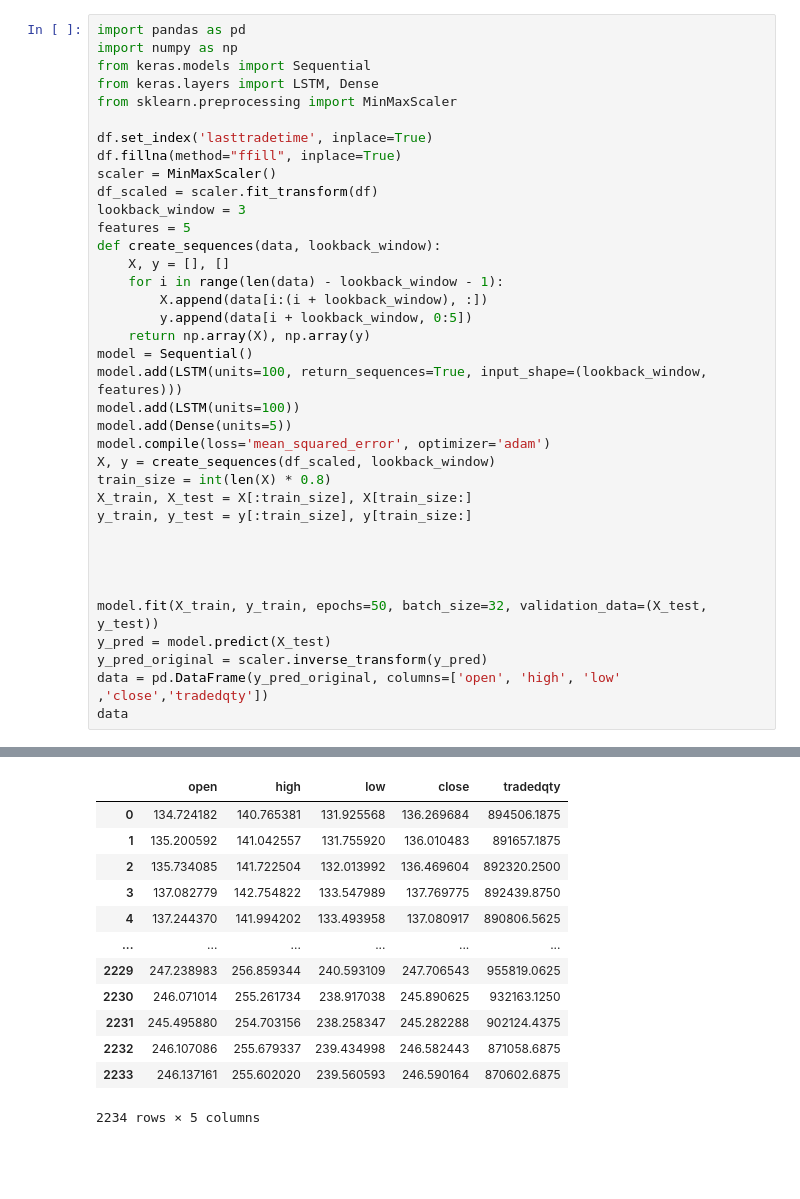
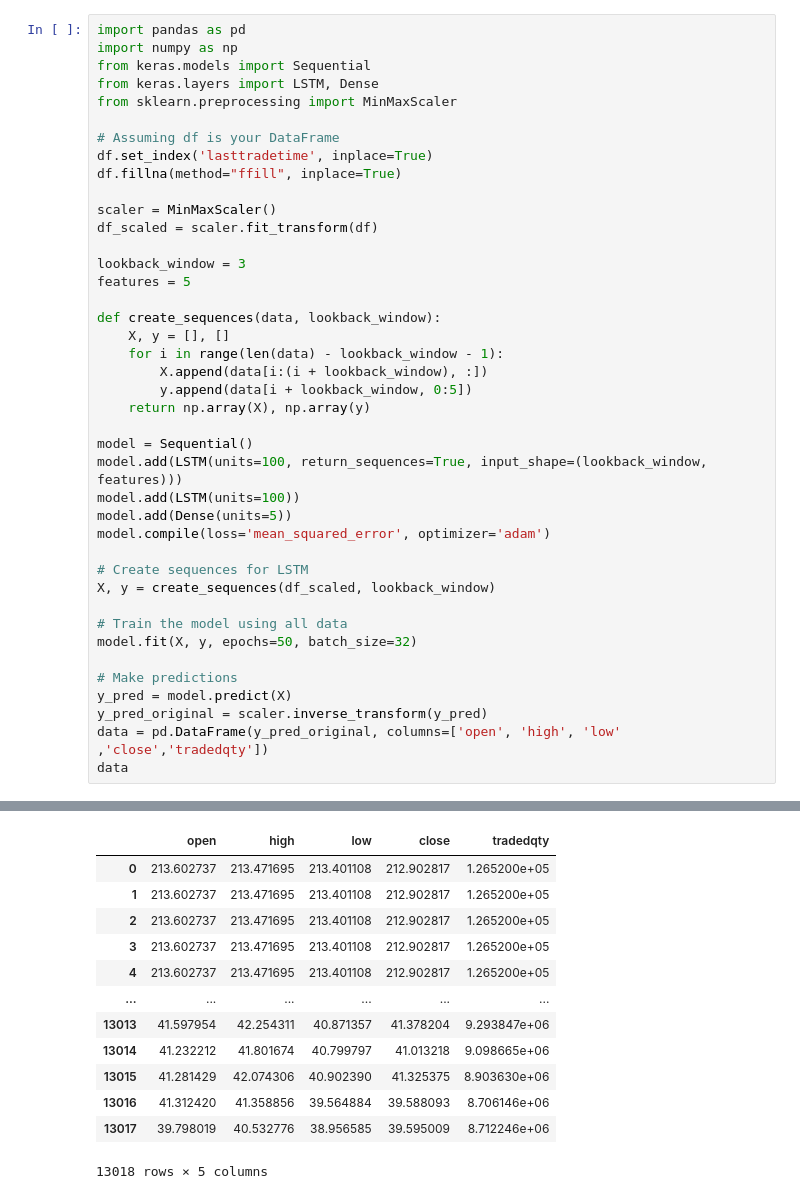
Before and after one commit to santhosh-kumar-17/Machine-Learning, a Jupyter notebook: Google colab/stock all/Bankpe.ipynb, the cells around one changed output, grey strips where cells are left out. Cells and saved outputs as stored; diff of their text form; blank space fills up the shorter version.

```diff
--- a/Google colab/stock all/Bankpe.ipynb
+++ b/Google colab/stock all/Bankpe.ipynb
@@ -59,33 +59,37 @@ from keras.models import Sequential
 from keras.layers import LSTM, Dense
 from sklearn.preprocessing import MinMaxScaler
 
+# Assuming df is your DataFrame
 df.set_index('lasttradetime', inplace=True)
 df.fillna(method="ffill", inplace=True)
+
 scaler = MinMaxScaler()
 df_scaled = scaler.fit_transform(df)
+
 lookback_window = 3
 features = 5
+
 def create_sequences(data, lookback_window):
     X, y = [], []
     for i in range(len(data) - lookback_window - 1):
         X.append(data[i:(i + lookback_window), :])
         y.append(data[i + lookback_window, 0:5])
     return np.array(X), np.array(y)
+
 model = Sequential()
 model.add(LSTM(units=100, return_sequences=True, input_shape=(lookback_window, features)))
 model.add(LSTM(units=100))
 model.add(Dense(units=5))
 model.compile(loss='mean_squared_error', optimizer='adam')
+
+# Create sequences for LSTM
 X, y = create_sequences(df_scaled, lookback_window)
-train_size = int(len(X) * 0.8)
-X_train, X_test = X[:train_size], X[train_size:]
-y_train, y_test = y[:train_size], y[train_size:]
 
+# Train the model using all data
+model.fit(X, y, epochs=50, batch_size=32)
 
-
-
-model.fit(X_train, y_train, epochs=50, batch_size=32, validation_data=(X_test, y_test))
-y_pred = model.predict(X_test)
+# Make predictions
+y_pred = model.predict(X)
 y_pred_original = scaler.inverse_transform(y_pred)
 data = pd.DataFrame(y_pred_original, columns=['open', 'high', 'low' ,'close','tradedqty'])
 data
@@ -110,16 +115,16 @@ Epoch 50/50
 |  | open | high | low | close | tradedqty |
-| 0 | 134.724182 | 140.765381 | 131.925568 | 136.269684 | 894506.1875 |
-| 1 | 135.200592 | 141.042557 | 131.755920 | 136.010483 | 891657.1875 |
-| 2 | 135.734085 | 141.722504 | 132.013992 | 136.469604 | 892320.2500 |
-| 3 | 137.082779 | 142.754822 | 133.547989 | 137.769775 | 892439.8750 |
-| 4 | 137.244370 | 141.994202 | 133.493958 | 137.080917 | 890806.5625 |
+| 0 | 213.602737 | 213.471695 | 213.401108 | 212.902817 | 1.265200e+05 |
+| 1 | 213.602737 | 213.471695 | 213.401108 | 212.902817 | 1.265200e+05 |
+| 2 | 213.602737 | 213.471695 | 213.401108 | 212.902817 | 1.265200e+05 |
+| 3 | 213.602737 | 213.471695 | 213.401108 | 212.902817 | 1.265200e+05 |
+| 4 | 213.602737 | 213.471695 | 213.401108 | 212.902817 | 1.265200e+05 |
 | ... | ... | ... | ... | ... | ... |
-| 2229 | 247.238983 | 256.859344 | 240.593109 | 247.706543 | 955819.0625 |
-| 2230 | 246.071014 | 255.261734 | 238.917038 | 245.890625 | 932163.1250 |
-| 2231 | 245.495880 | 254.703156 | 238.258347 | 245.282288 | 902124.4375 |
-| 2232 | 246.107086 | 255.679337 | 239.434998 | 246.582443 | 871058.6875 |
-| 2233 | 246.137161 | 255.602020 | 239.560593 | 246.590164 | 870602.6875 |
+| 13013 | 41.597954 | 42.254311 | 40.871357 | 41.378204 | 9.293847e+06 |
+| 13014 | 41.232212 | 41.801674 | 40.799797 | 41.013218 | 9.098665e+06 |
+| 13015 | 41.281429 | 42.074306 | 40.902390 | 41.325375 | 8.903630e+06 |
+| 13016 | 41.312420 | 41.358856 | 39.564884 | 39.588093 | 8.706146e+06 |
+| 13017 | 39.798019 | 40.532776 | 38.956585 | 39.595009 | 8.712246e+06 |
-2234 rows × 5 columns
+13018 rows × 5 columns
 # %%
 def generate_predictions(model, last_sequence, num_predictions):
     predictions = []
```
Also changed, not shown: parts of 5 cells of this notebook, 30 other files.
